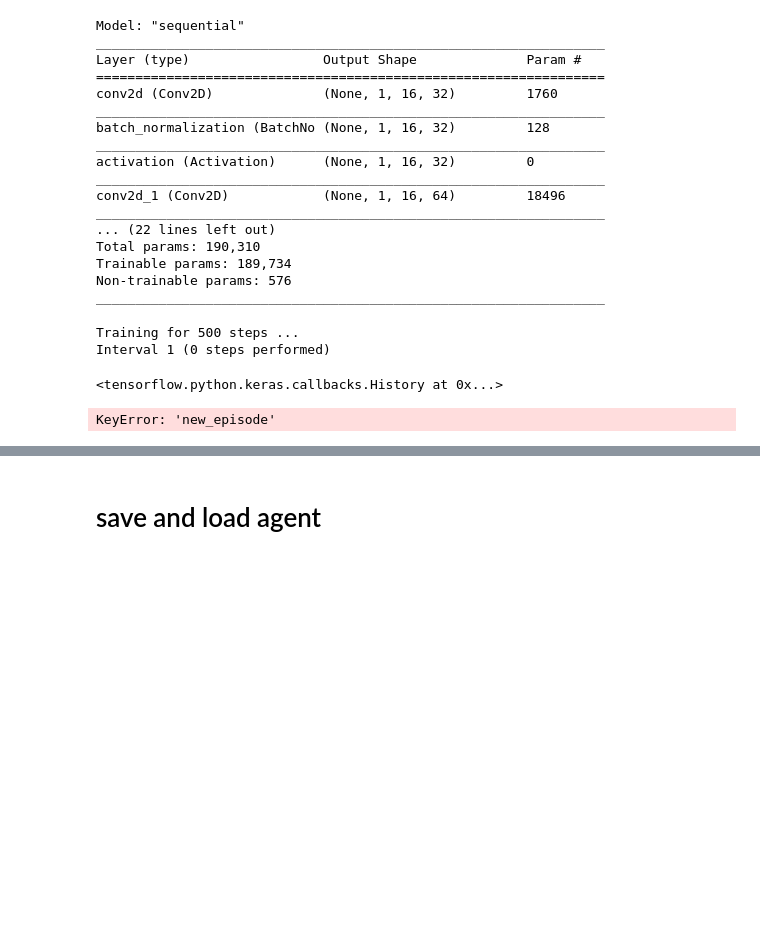
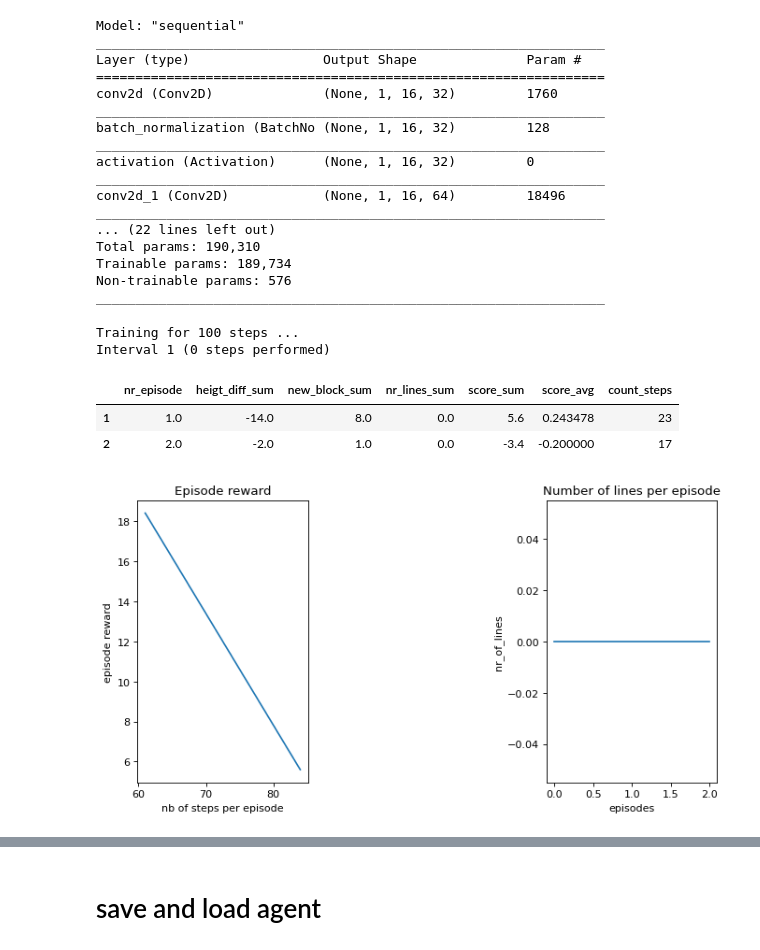
Before and after one commit to Bosmansc/custom_tetris_RL, a Jupyter notebook: custom_tetris_model.ipynb, the cells around one changed output, grey strips where cells are left out. Saved outputs shown, nothing was run; the diff lists cells and outputs as text; code cells hidden in the pictures; blank space fills up the shorter version.

Commit message:
add plots

```diff
--- a/custom_tetris_model.ipynb
+++ b/custom_tetris_model.ipynb
@@ -94,15 +94,21 @@ def build_agent(model, actions):
                   nb_actions=actions, nb_steps_warmup=100, target_model_update=1e-2)
     return dqn
 # %%
+env.reset_environment()
 dqn = build_agent(model, actions)
 dqn.compile(Adam(lr=1e-3), metrics=['mae'])
-dqn.fit(env, nb_steps=500, visualize=True)
+history_training = dqn.fit(env, nb_steps=100, visualize=True)
 # %% [output]
-Training for 500 steps ...
+Training for 100 steps ...
 Interval 1 (0 steps performed)
-<tensorflow.python.keras.callbacks.History at 0x...>
 # %%
-env.results()
+env.results().tail(2)
 # %% [output]
-KeyError: 'new_episode'
+|  | nr_episode | heigt_diff_sum | new_block_sum | nr_lines_sum | score_sum | score_avg | count_steps |
+| 1 | 1.0 | -14.0 | 8.0 | 0.0 | 5.6 | 0.243478 | 23 |
+| 2 | 2.0 | -2.0 | 1.0 | 0.0 | -3.4 | -0.200000 | 17 |
+# %%
+env.plot_results(history_training)
+# %% [output]
+[figure, added]
 # %%
```
Also changed, not shown: parts of 14 cells of this notebook, 5 other files.
